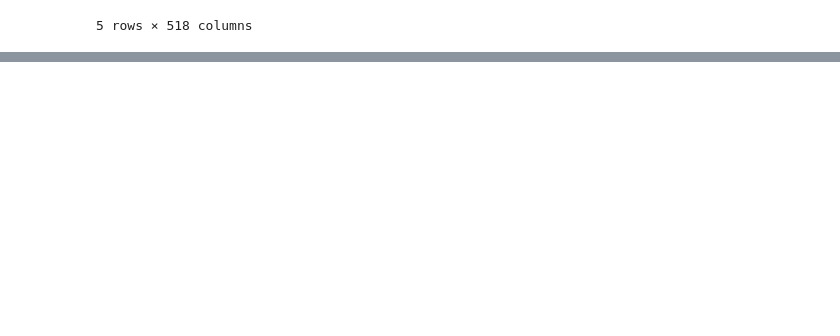
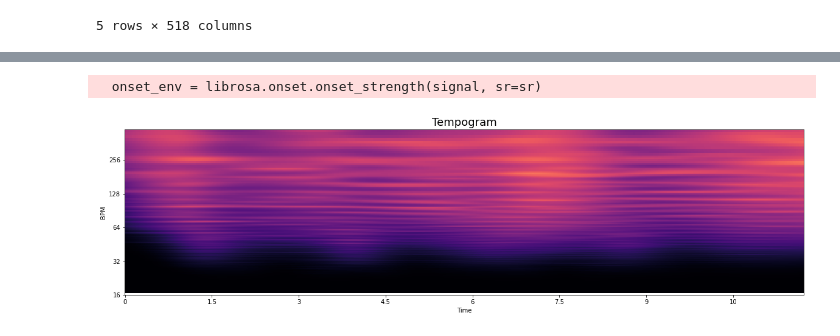
Before and after one commit to ThetaRangers/ML, a Jupyter notebook: test.ipynb, the cells around one changed output, grey strips where cells are left out. Cells and saved outputs as stored; diff of their text form; code cells hidden in the pictures; blank space fills up the shorter version.

```diff
--- a/test.ipynb
+++ b/test.ipynb
@@ -184,0 +167,5 @@ plot_tempogram('data/tracks/000459.mp3')
+# %%
+plot_tempogram('data/tracks_wav/127266.wav')
+# %% [output]
+  onset_env = librosa.onset.onset_strength(signal, sr=sr)
+[figure, added]
```
Also changed, not shown: parts of 10 cells of this notebook, 3 other files.
